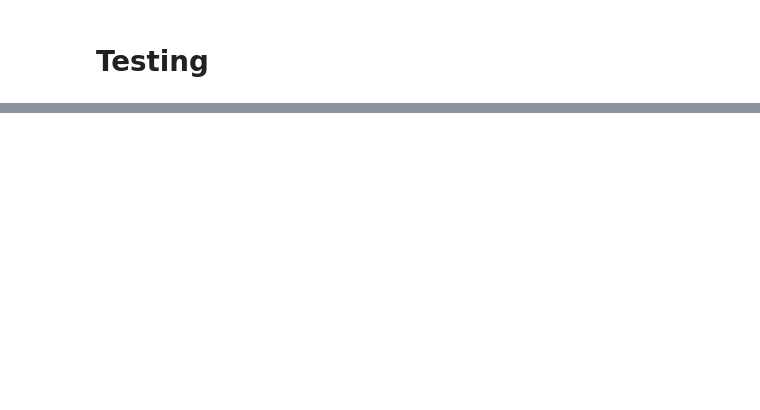
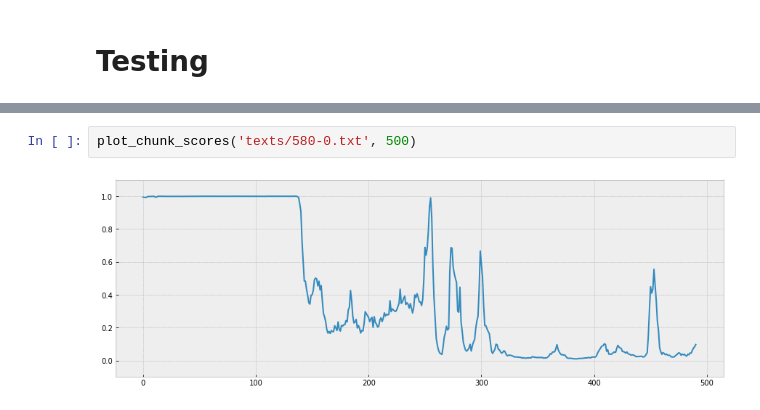
Before and after one commit to davidmcclure/strip-gutenberg-paratext, a Jupyter notebook: notebooks/01-exploration.ipynb, the cells around one changed output, grey strips where cells are left out. Cells and saved outputs as stored; diff of their text form; blank space fills up the shorter version.

```diff
--- a/notebooks/01-exploration.ipynb
+++ b/notebooks/01-exploration.ipynb
@@ -116,0 +123,4 @@ plot_chunk_scores('texts/1399-0.txt')
+# %%
+plot_chunk_scores('texts/580-0.txt', 500)
+# %% [output]
+[figure, added]
```
Also changed, not shown: parts of 12 cells of this notebook, 5 other files.
